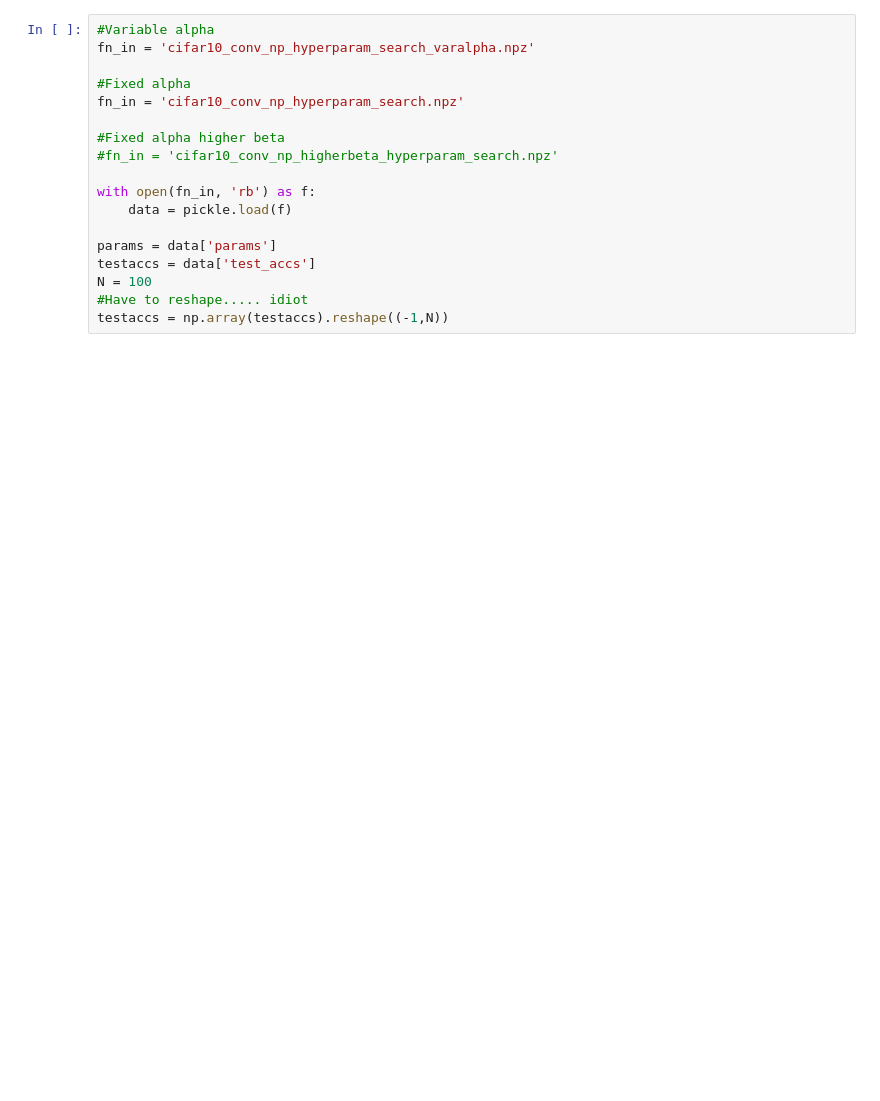
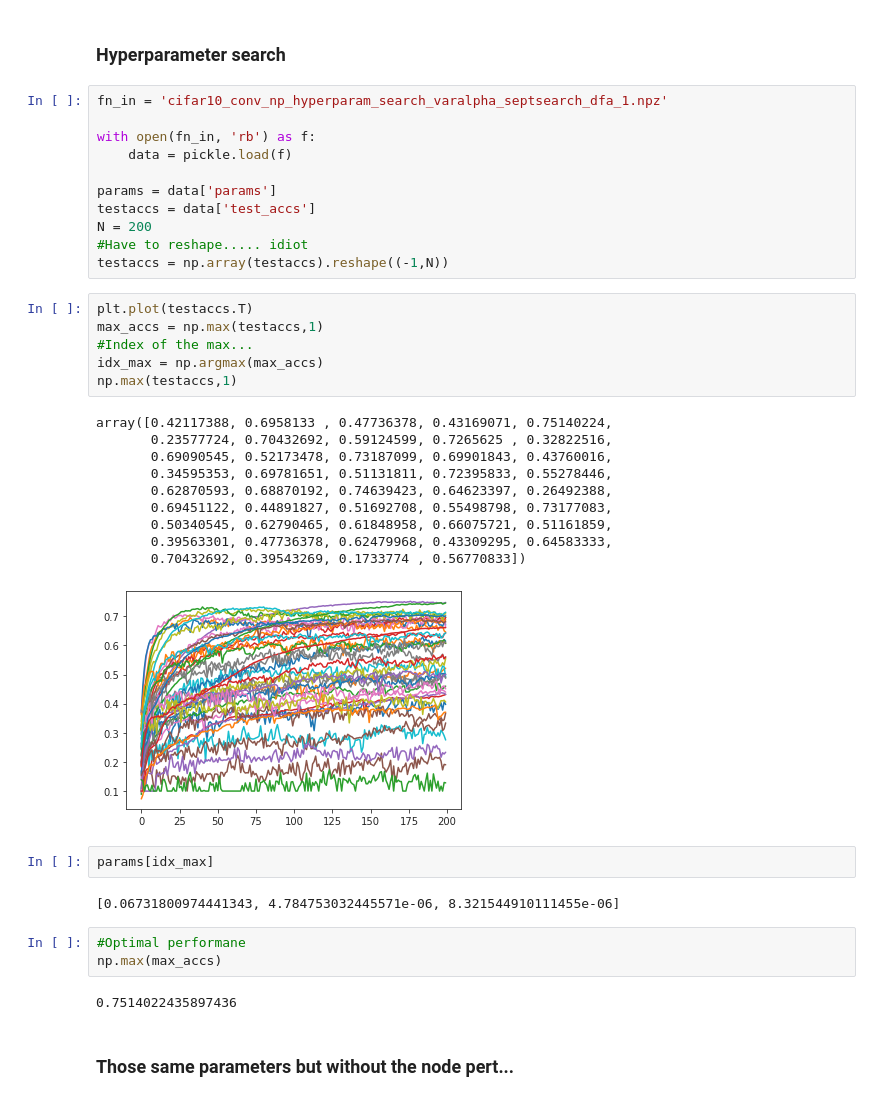
Before and after one commit to benlansdell/ssdfa, a Jupyter notebook: cifar10_conv_np_hyperparam_search_results.ipynb, the cells around one changed output. Drawn from its saved outputs; the diff is of its cells as text; blank space fills up the shorter version.

```diff
--- a/cifar10_conv_np_hyperparam_search_results.ipynb
+++ b/cifar10_conv_np_hyperparam_search_results.ipynb
@@ -18,18 +16,41 @@ Populating the interactive namespace from numpy and matplotlib
+# %% [markdown]
+### Hyperparameter search
 # %%
-#Variable alpha
-fn_in = 'cifar10_conv_np_hyperparam_search_varalpha.npz'
-
-#Fixed alpha
-fn_in = 'cifar10_conv_np_hyperparam_search.npz'
-
-#Fixed alpha higher beta
-#fn_in = 'cifar10_conv_np_higherbeta_hyperparam_search.npz'
+fn_in = 'cifar10_conv_np_hyperparam_search_varalpha_septsearch_dfa_1.npz'
 
 with open(fn_in, 'rb') as f:
     data = pickle.load(f)
 
 params = data['params']
 testaccs = data['test_accs']
-N = 100
+N = 200
 #Have to reshape..... idiot
 testaccs = np.array(testaccs).reshape((-1,N))
+# %%
+plt.plot(testaccs.T)
+max_accs = np.max(testaccs,1)
+#Index of the max...
+idx_max = np.argmax(max_accs)
+np.max(testaccs,1)
+# %% [output]
+array([0.42117388, 0.6958133 , 0.47736378, 0.43169071, 0.75140224,
+       0.23577724, 0.70432692, 0.59124599, 0.7265625 , 0.32822516,
+       0.69090545, 0.52173478, 0.73187099, 0.69901843, 0.43760016,
+       0.34595353, 0.69781651, 0.51131811, 0.72395833, 0.55278446,
+       0.62870593, 0.68870192, 0.74639423, 0.64623397, 0.26492388,
+       0.69451122, 0.44891827, 0.51692708, 0.55498798, 0.73177083,
+       0.50340545, 0.62790465, 0.61848958, 0.66075721, 0.51161859,
+       0.39563301, 0.47736378, 0.62479968, 0.43309295, 0.64583333,
+       0.70432692, 0.39543269, 0.1733774 , 0.56770833])
+[figure, added]
+# %%
+params[idx_max]
+# %% [output]
+[0.06731800974441343, 4.784753032445571e-06, 8.321544910111455e-06]
+# %%
+#Optimal performane
+np.max(max_accs)
+# %% [output]
+0.7514022435897436
+# %% [markdown]
+### Those same parameters but without the node pert...
```
Also changed, not shown: parts of 12 cells of this notebook, 1 other file.
